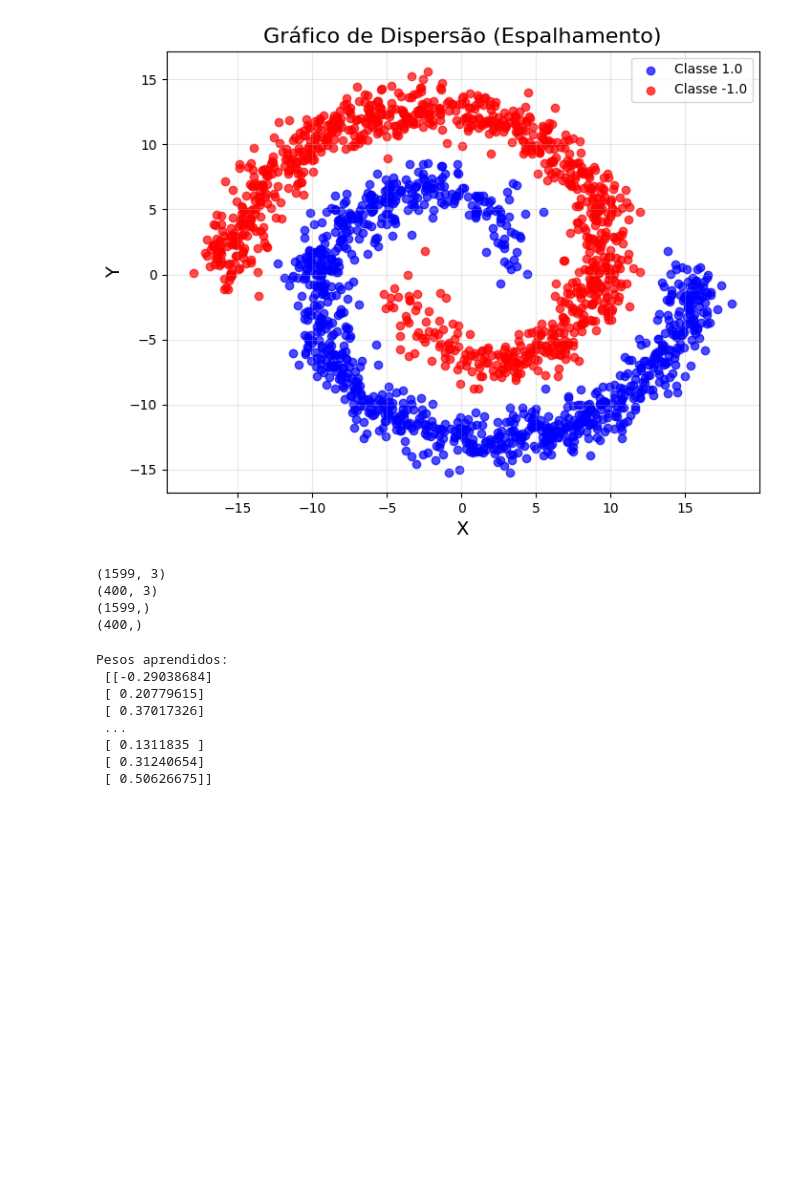
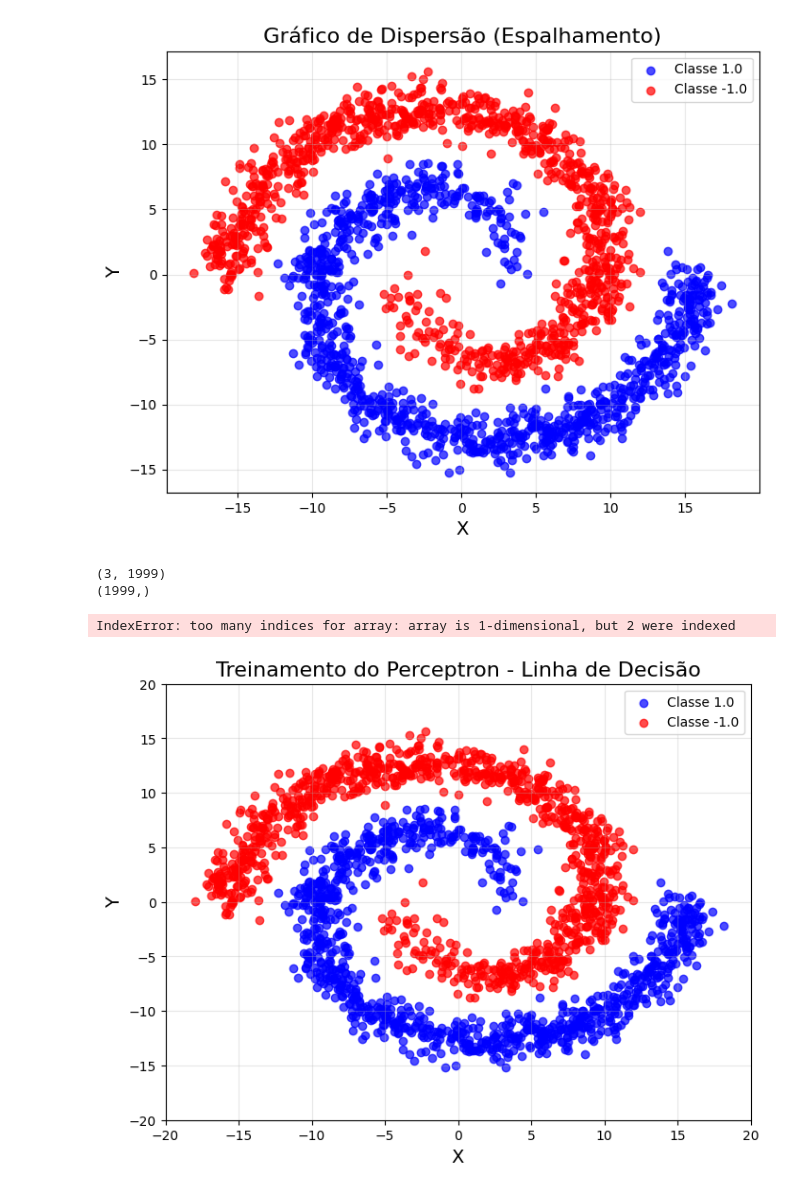
Before and after one commit to YanGut/FacialRecognition, a Jupyter notebook: src/first_step.ipynb, the cells around one changed output. Cells and saved outputs as stored; diff of their text form; code cells hidden in the pictures; blank space fills up the shorter version.

```diff
--- a/src/first_step.ipynb
+++ b/src/first_step.ipynb
@@ -97,7 +97,7 @@ def prepare_data(
 
     if transpose:
         X = X.T
-        Y = Y.reshape(1, -1)
+        Y = Y.T
 
         p, N = X.shape
         X = np.concatenate((
@@ -112,33 +112,25 @@ def prepare_data(
             X
         ), axis = 1)
 
-    X_train, X_test, Y_train, Y_test = train_test_split(X, Y, test_size=test_size, random_state=random_state)
-
     return {
-        'X_train': X_train,
-        'X_test': X_test,
-        'Y_train': Y_train,
-        'Y_test': Y_test,
+        'X': X,
+        'Y': Y,
     }
 # %%
 data = prepare_data(
     df,
     input_columns=["x", "y"],
     target_column="spiral",
-    transpose=False,
+    transpose=True,
     test_size=0.2,
     random_state=42
 )
 
-print(data['X_train'].shape)
-print(data['X_test'].shape)
-print(data['Y_train'].shape)
-print(data['Y_test'].shape)
+print(data['X'].shape)
+print(data['Y'].shape)
 # %% [output]
-(1599, 3)
-(400, 3)
-(1599,)
-(400,)
+(3, 1999)
+(1999,)
 # %%
 def sign(u: float) -> int:
     """
@@ -196,20 +229,15 @@ def simple_perceptron (
     return W
 # %%
 weights = simple_perceptron(
-    X_train = data['X_train'],
-    Y_train = Y_train,
+    X_train = data['X'],
+    Y_train = data['Y'],
     epochs = 100,
-    learning_rate = 0.01,
-    w_random = True
+    learning_rate = 0.1,
+    w_random = True,
+    data_frame = df
 )
 
 print("Pesos aprendidos:\n", weights)
 # %% [output]
-Pesos aprendidos:
- [[-0.29038684]
- [ 0.20779615]
- [ 0.37017326]
- ...
- [ 0.1311835 ]
- [ 0.31240654]
- [ 0.50626675]]
+IndexError: too many indices for array: array is 1-dimensional, but 2 were indexed
+[figure, added]
```
Also changed, not shown: parts of 1 cell of this notebook, 1 other file.
